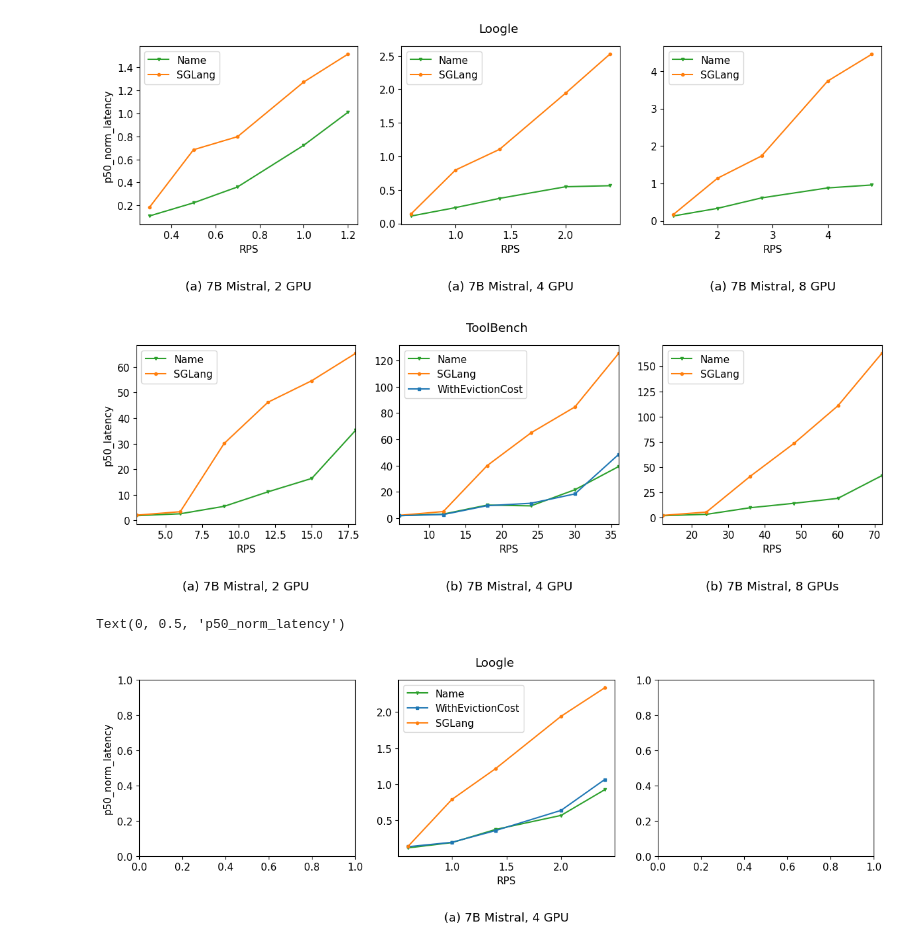
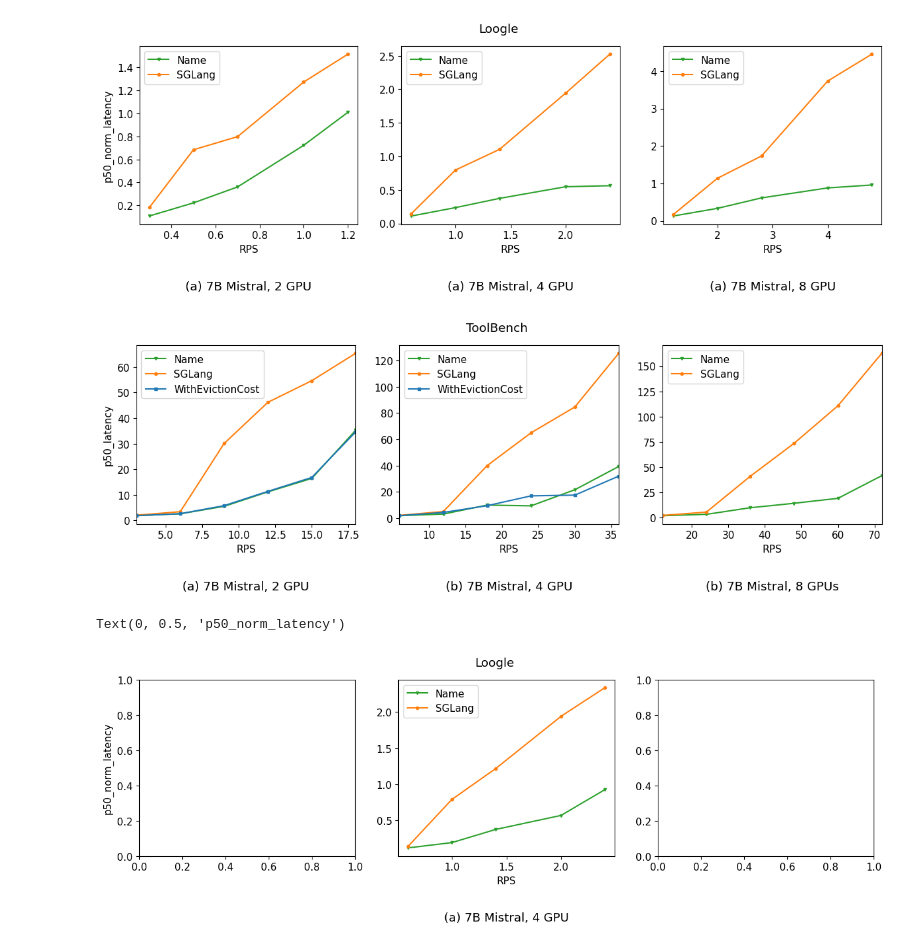
Before and after one commit to WukLab/preble, a Jupyter notebook: nsdi_plots/e2e.ipynb, the cells around one changed output. Drawn from its saved outputs; the diff is of its cells as text; code cells hidden in the pictures.

Commit message:
integrate iterative eviction update

```diff
--- a/nsdi_plots/e2e.ipynb
+++ b/nsdi_plots/e2e.ipynb
@@ -100,6 +100,15 @@ y_column = 'p50_latency'
 
 df_2r = plot_utils.read_e2e_csv_metrics('/mnt/ssd1/alm-os/sglang_multi_model/newest_scheduler/2r_toolbench/exp.csv')
 for name, group in df_2r:
+    ax[0].plot(group['rps'], group[y_column],
+               **plot_utils.policy_mapping[':'.join(name)])
+    ax[0].set_xlim(3, 18)
+    ax[0].set_xlabel('RPS')
+    ax[0].legend()
+    ax[0].set_title('(a) 7B Mistral, 2 GPU', y=-0.4)
+
+df_2r_E = plot_utils.read_e2e_csv_metrics('/mnt/ssd1/alm-os/sglang_multi_model/newest_scheduler/2r_toolbench_eviction_iterative_feedback/exp.csv')
+for name, group in df_2r_E:
     ax[0].plot(group['rps'], group[y_column],
                **plot_utils.policy_mapping[':'.join(name)])
     ax[0].set_xlim(3, 18)
@@ -110,35 +119,35 @@ for name, group in df_2r:
 df_4r = plot_utils.read_e2e_csv_metrics('/mnt/ssd1/alm-os/sglang_multi_model/newest_scheduler/4r_toolbench/exp.csv')
 for name, group in df_4r:
     ax[1].plot(group['rps'], group[y_column],
                **plot_utils.policy_mapping[':'.join(name)])
     ax[1].set_xlim(6, 36)
     ax[1].set_xlabel('RPS')
     ax[1].legend()
     ax[1].set_title('(b) 7B Mistral, 4 GPU', y=-0.4)
 
-df_4r_E = plot_utils.read_e2e_csv_metrics('/mnt/ssd1/alm-os/sglang_multi_model/newest_scheduler/4r_toolbench_eviction/exp.csv')
+df_4r_E = plot_utils.read_e2e_csv_metrics('/mnt/ssd1/alm-os/sglang_multi_model/newest_scheduler/4r_toolbench_eviction_iterative_feedback/exp.csv')
 for name, group in df_4r_E:
     ax[1].plot(group['rps'], group[y_column],
                **plot_utils.policy_mapping[':'.join(name)])
     ax[1].set_xlim(6, 36)
     ax[1].set_xlabel('RPS')
     ax[1].legend()
     ax[1].set_title('(b) 7B Mistral, 4 GPU', y=-0.4)
 
 df_8r = plot_utils.read_e2e_csv_metrics('/mnt/ssd1/alm-os/sglang_multi_model/newest_scheduler/8r_toolbench/exp.csv')
 for name, group in df_8r:
     ax[2].plot(group['rps'], group[y_column],
                **plot_utils.policy_mapping[':'.join(name)])
     ax[2].set_xlim(12, 72)
     ax[2].set_xlabel('RPS')
     ax[2].legend()
     ax[2].set_title('(b) 7B Mistral, 8 GPUs', y=-0.4)
 
 ax[0].set_ylabel(y_column)
 fig.suptitle('ToolBench')
 plt.show()
 # %% [output]
-[figure, old version]
+[figure, new version]
 # %%
 fig, ax = plt.subplots(1, 3, figsize=(14.5, 3.5))
 y_column = 'p50_norm_latency'
@@ -146,6 +155,17 @@ y_column = 'p50_norm_latency'
 
 df_4r = plot_utils.read_e2e_csv_metrics('/mnt/ssd1/alm-os/sglang_multi_model/newest_scheduler/4r_loogle_rich/exp.csv')
 for name, group in df_4r:
+    if 'GlobalSchedulerTimeWithEviction' in name:
+        continue
+    ax[1].plot(group['rps'], group[y_column],
+               **plot_utils.policy_mapping[':'.join(name)])
+    # ax[0].set_xlim(3, 18)
+    ax[1].set_xlabel('RPS')
+    ax[1].legend()
+    ax[1].set_title('(a) 7B Mistral, 4 GPU', y=-0.4)
+
+df_4r_E = plot_utils.read_e2e_csv_metrics('/mnt/ssd1/alm-os/sglang_multi_model/newest_scheduler/4r_loogle_rich_iterative_eviction_compare/exp.csv')
+for name, group in df_4r_E:
     ax[1].plot(group['rps'], group[y_column],
                **plot_utils.policy_mapping[':'.join(name)])
     # ax[0].set_xlim(3, 18)
@@ -157,4 +177,4 @@ fig.suptitle('Loogle')
 ax[0].set_ylabel(y_column)
 # %% [output]
 Text(0, 0.5, 'p50_norm_latency')
-[figure, old version]
+[figure, new version]
```
Also changed, not shown: 12 other files.
